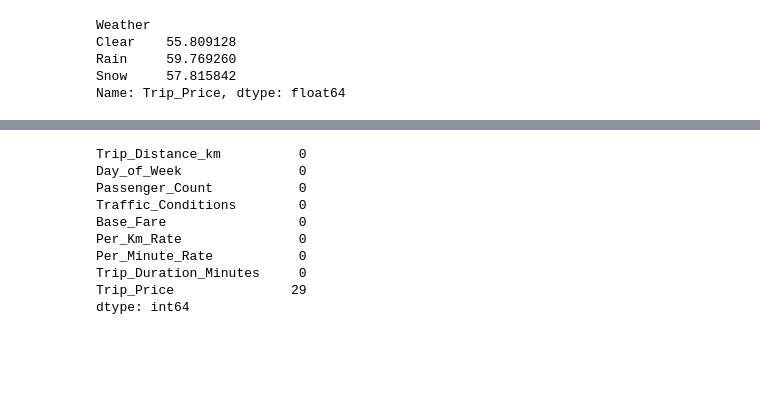
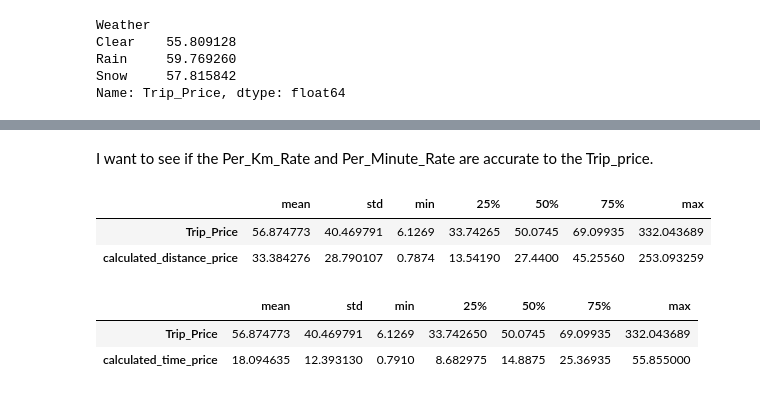
Before and after one commit to norelindkvist-debug/taxi-prediction-fullstack-nore, a Jupyter notebook: src/taxipred/model_development/eda.ipynb, the cells around one changed output, grey strips where cells are left out. Cells and saved outputs as stored; diff of their text form; code cells hidden in the pictures; blank space fills up the shorter version.

```diff
--- a/src/taxipred/model_development/eda.ipynb
+++ b/src/taxipred/model_development/eda.ipynb
@@ -176,13 +104,2 @@ df
-# %%
-df.isna().sum()
-# %% [output]
-Trip_Distance_km          0
-Day_of_Week               0
-Passenger_Count           0
-Traffic_Conditions        0
-Base_Fare                 0
-Per_Km_Rate               0
-Per_Minute_Rate           0
-Trip_Duration_Minutes     0
-Trip_Price               29
-dtype: int64
+# %% [markdown]
+I want to see if the Per_Km_Rate and Per_Minute_Rate are accurate to the Trip_price.
@@ -188,0 +112,12 @@ dtype: int64
+# %%
+df[["Trip_Price", "calculated_distance_price"]].describe().T.drop(["count"], axis= 1)
+# %% [output]
+|  | mean | std | min | 25% | 50% | 75% | max |
+| Trip_Price | 56.874773 | 40.469791 | 6.1269 | 33.74265 | 50.0745 | 69.09935 | 332.043689 |
+| calculated_distance_price | 33.384276 | 28.790107 | 0.7874 | 13.54190 | 27.4400 | 45.25560 | 253.093259 |
+# %%
+df[["Trip_Price", "calculated_time_price"]].describe().T.drop(["count"], axis= 1)
+# %% [output]
+|  | mean | std | min | 25% | 50% | 75% | max |
+| Trip_Price | 56.874773 | 40.469791 | 6.1269 | 33.742650 | 50.0745 | 69.09935 | 332.043689 |
+| calculated_time_price | 18.094635 | 12.393130 | 0.7910 | 8.682975 | 14.8875 | 25.36935 | 55.855000 |
```
Also changed, not shown: parts of 21 cells of this notebook, 2 other files.
